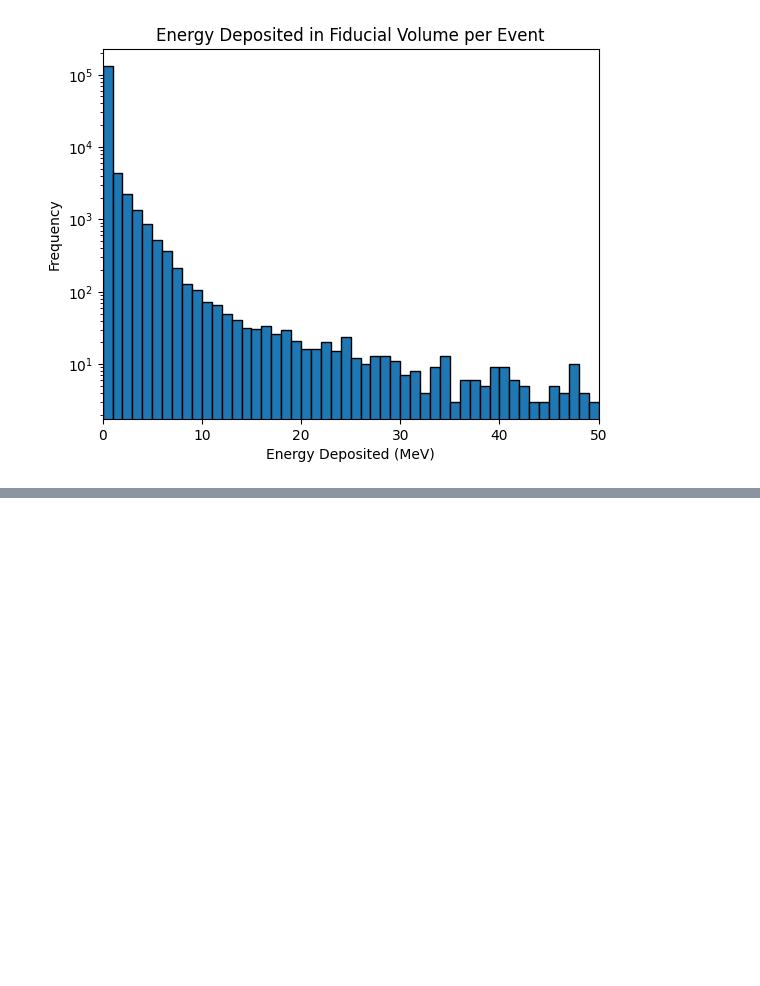
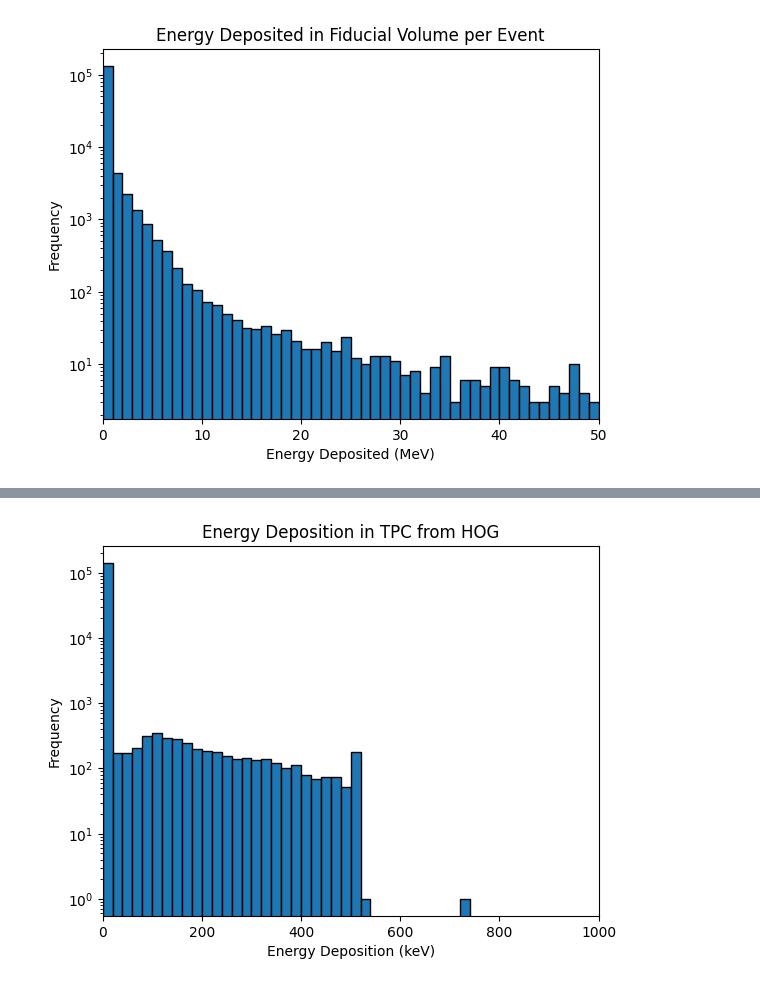
Before and after one commit to vaccarojohn/SNeNDSim, a Jupyter notebook: edepsim/BRN/BRN_segment_analysis.ipynb, the cells around one changed output, grey strips where cells are left out. Saved outputs shown, nothing was run; the diff lists cells and outputs as text; code cells hidden in the pictures; blank space fills up the shorter version.

```diff
--- a/edepsim/BRN/BRN_segment_analysis.ipynb
+++ b/edepsim/BRN/BRN_segment_analysis.ipynb
@@ -204,0 +225,17 @@ plt.show()
+# %%
+# Energy deposited by HOG particles in TPC per event
+
+# Define bins
+bins = np.arange(0, 1020, 20)
+plt.hist(data['hogdep']*1000, bins=bins, edgecolor='black')
+plt.xlim(0, 1000)
+
+# Axis labels
+plt.yscale('log')
+plt.xlabel('Energy Deposition (keV)')
+plt.ylabel('Frequency')
+plt.title('Energy Deposition in TPC from HOG')
+
+plt.show()
+# %% [output]
+[figure, added]
```
Also changed, not shown: parts of 12 cells of this notebook, 16 other files.
